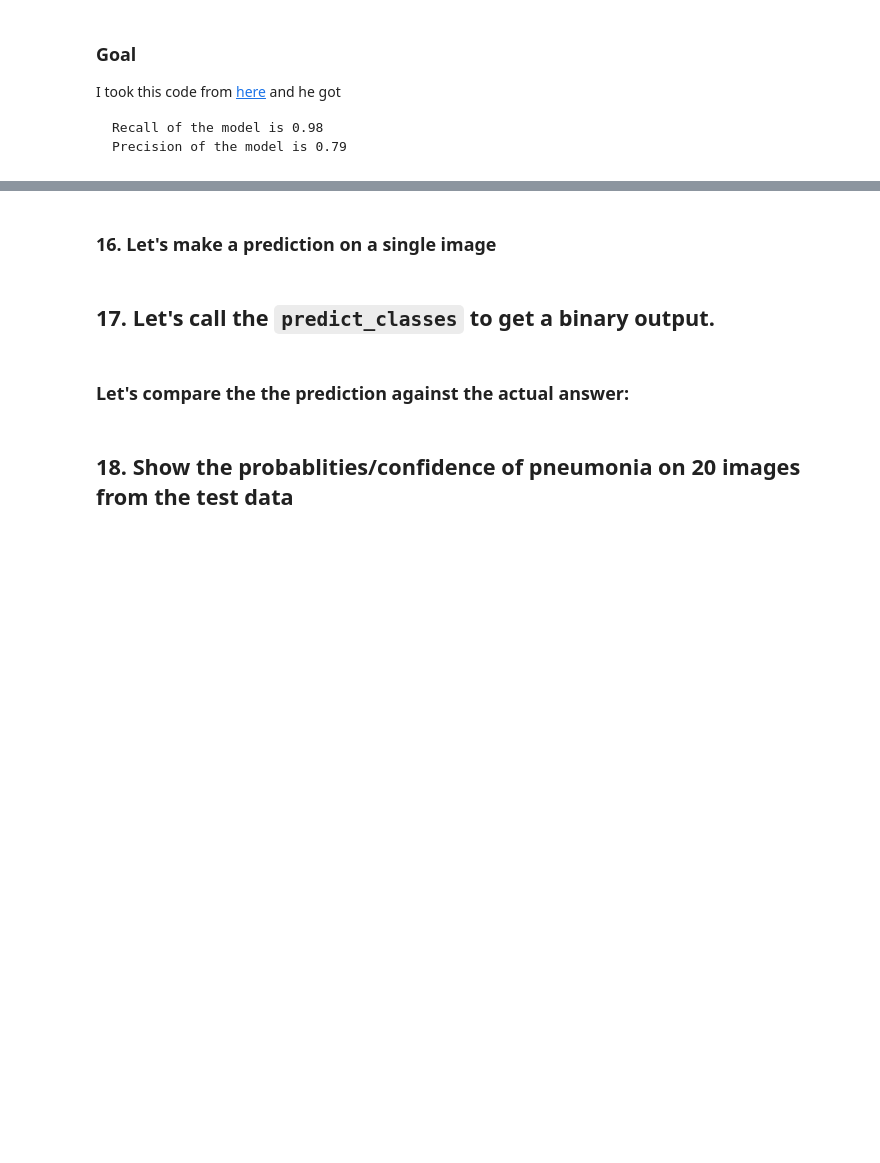
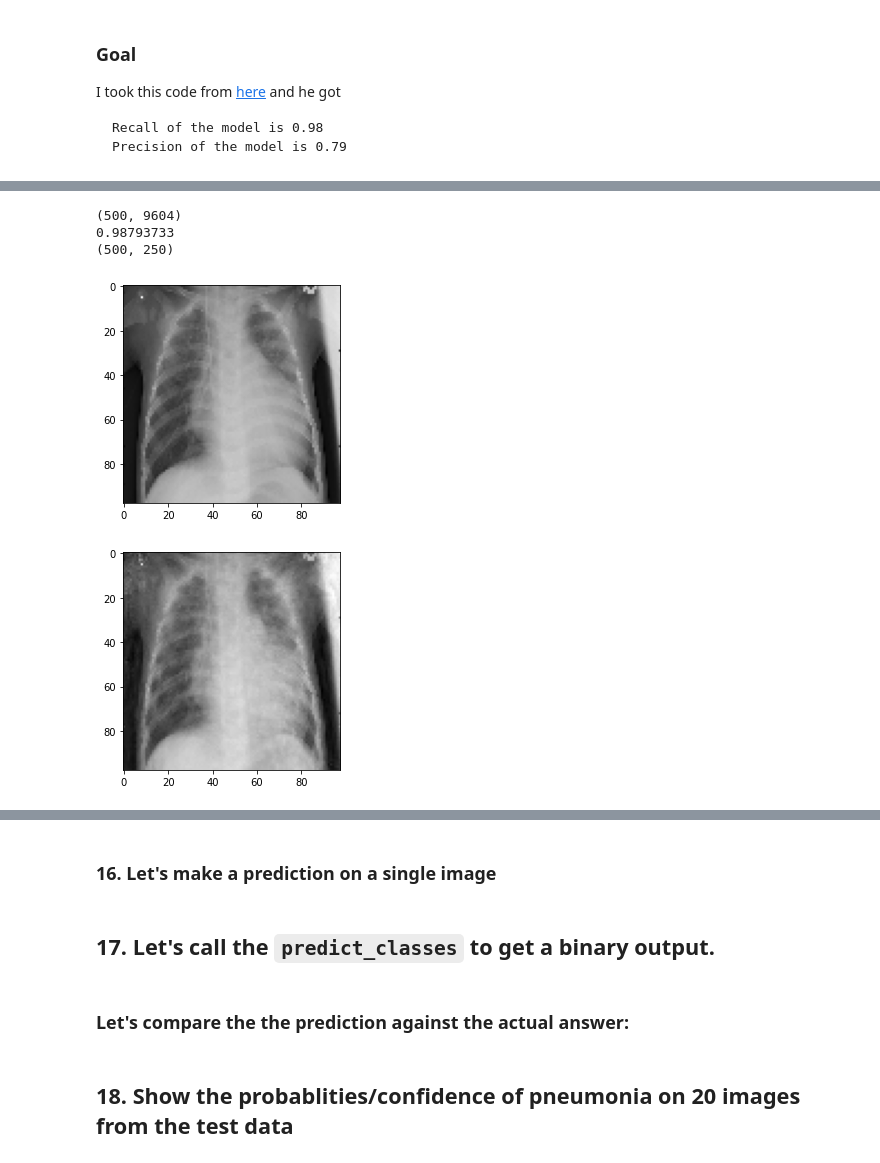
Before and after one commit to alik604/bioMedical-imaging, a Jupyter notebook: Pneumonia/Chest_X_Ray_Images_Pneumonia.ipynb, the cells around one changed output, grey strips where cells are left out. Saved outputs shown, nothing was run; the diff lists cells and outputs as text; code cells hidden in the pictures; blank space fills up the shorter version.

```diff
--- a/Pneumonia/Chest_X_Ray_Images_Pneumonia.ipynb
+++ b/Pneumonia/Chest_X_Ray_Images_Pneumonia.ipynb
@@ -239,7 +249,7 @@ def data_gen(data):
     n = len(data)
 
     # Define two numpy arrays for containing batch data and labels
-    batch_data = np.zeros((n, RESOLUTION, RESOLUTION, 3), dtype=np.float32)
+    batch_data = np.zeros((n, RESOLUTION, RESOLUTION), dtype=np.float32) # , 3
     batch_labels = np.zeros((n,2), dtype=np.float32)
 
     # Get a numpy array of all the indices of the input data
@@ -269,9 +279,9 @@ def data_gen(data):
                 img = np.dstack([img, img, img])
 
             # cv2 reads in BGR mode by default
-            orig_img = cv2.cvtColor(img, cv2.COLOR_BGR2RGB)
+            orig_img = cv2.cvtColor(img, cv2.COLOR_BGR2GRAY) # COLOR_BGR2RGB
             # normalize the image pixels
-            orig_img = img.astype(np.float32)/255.
+            orig_img = orig_img.astype(np.float32)/255.
 
             # one hot encoding
             encoded_label = to_categorical(label, num_classes=2)
@@ -283,8 +293,8 @@ def data_gen(data):
             if label==0 and count < n-3:
                 aug_img1 = seq.augment_image(img)
                 aug_img2 = seq.augment_image(img)
-                aug_img1 = cv2.cvtColor(aug_img1, cv2.COLOR_BGR2RGB)
-                aug_img2 = cv2.cvtColor(aug_img2, cv2.COLOR_BGR2RGB)
+                aug_img1 = cv2.cvtColor(aug_img1, cv2.COLOR_BGR2GRAY) # COLOR_BGR2RGB
+                aug_img2 = cv2.cvtColor(aug_img2, cv2.COLOR_BGR2GRAY) # COLOR_BGR2RGB
                 aug_img1 = aug_img1.astype(np.float32)/255.
                 aug_img2 = aug_img2.astype(np.float32)/255.
 
@@ -552,0 +632,20 @@ Precision of the model is 0.79
+# %%
+print(tmp.shape)
+
+pca = PCA(n_components=250) # 0.985
+reduct = pca.fit_transform(tmp)
+print(np.sum(pca.explained_variance_ratio_))
+print(reduct.shape)
+out = pca.inverse_transform(reduct)
+
+plt.imshow(X_train[0], cmap='gray')
+plt.show()
+
+plt.imshow(out[0].reshape(98,98), cmap='gray')
+plt.show()
+# %% [output]
+(500, 9604)
+0.98793733
+(500, 250)
+[figure, added]
+[figure, added]
```
Also changed, not shown: parts of 46 cells of this notebook.
